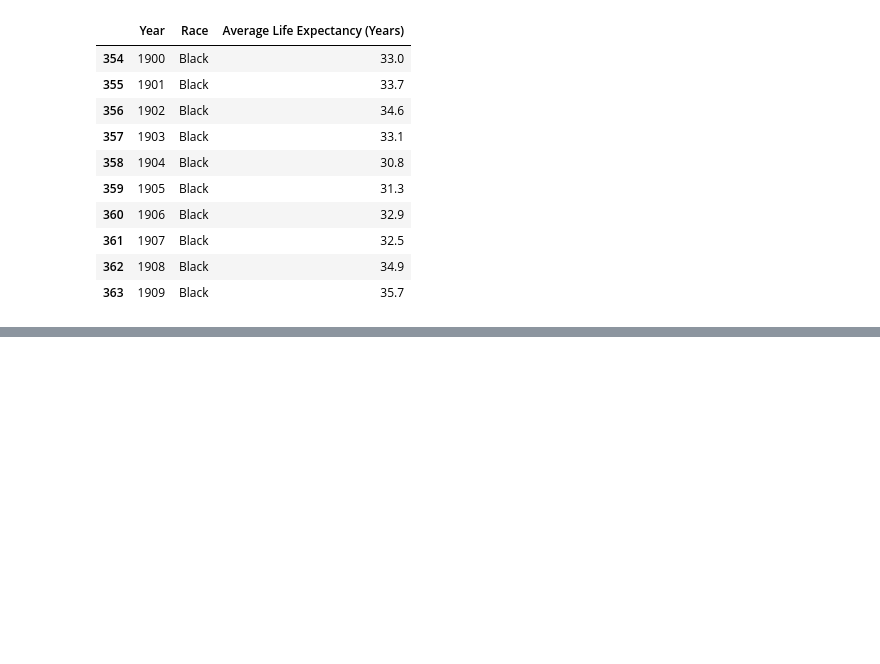
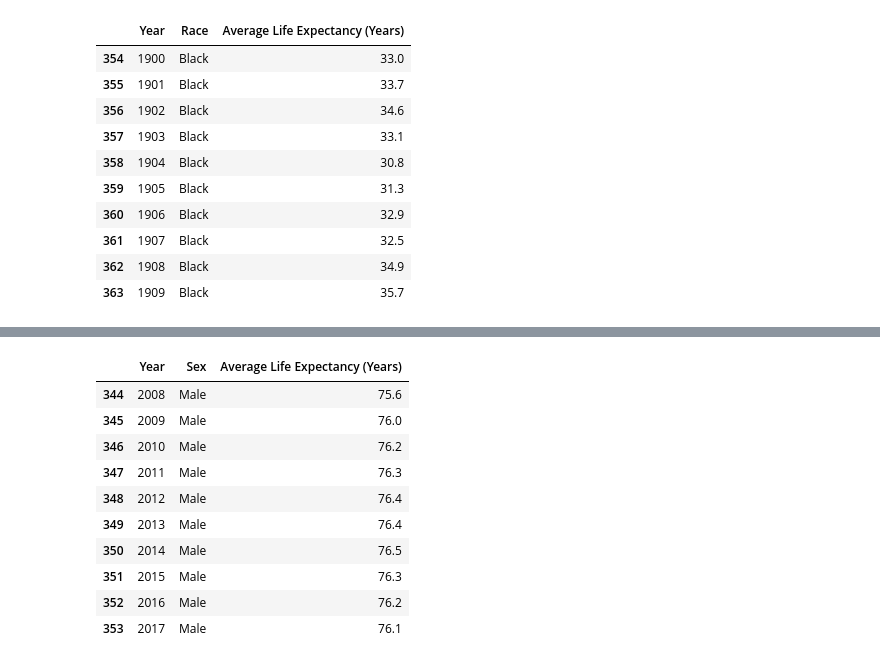
Before and after one commit to KristineYW/DS15-Unit-1-Build, a Jupyter notebook: Build_Week_1_Vis_1_LE.ipynb, the cells around one changed output, grey strips where cells are left out. Cells and saved outputs as stored; diff of their text form; code cells hidden in the pictures; blank space fills up the shorter version.

```diff
--- a/Build_Week_1_Vis_1_LE.ipynb
+++ b/Build_Week_1_Vis_1_LE.ipynb
@@ -192,0 +212,17 @@ dr_le_black.head(10)
+# %%
+
+dr_le_by_sex = dr_le_by_sex.drop(['Race','Age-adjusted Death Rate'], axis=1)
+
+dr_le_by_sex.tail(10)
+# %% [output]
+|  | Year | Sex | Average Life Expectancy (Years) |
+| 344 | 2008 | Male | 75.6 |
+| 345 | 2009 | Male | 76.0 |
+| 346 | 2010 | Male | 76.2 |
+| 347 | 2011 | Male | 76.3 |
+| 348 | 2012 | Male | 76.4 |
+| 349 | 2013 | Male | 76.4 |
+| 350 | 2014 | Male | 76.5 |
+| 351 | 2015 | Male | 76.3 |
+| 352 | 2016 | Male | 76.2 |
+| 353 | 2017 | Male | 76.1 |
```
Also changed, not shown: parts of 11 cells of this notebook.
